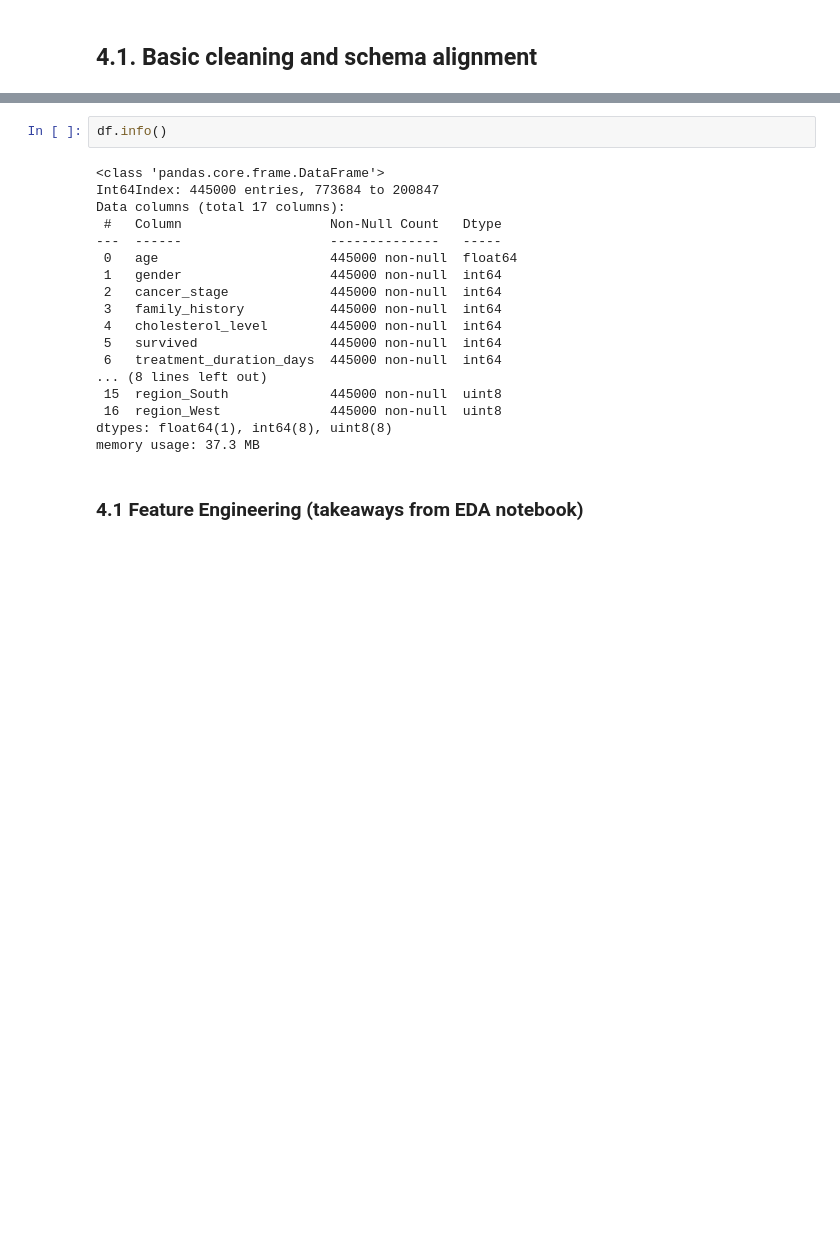
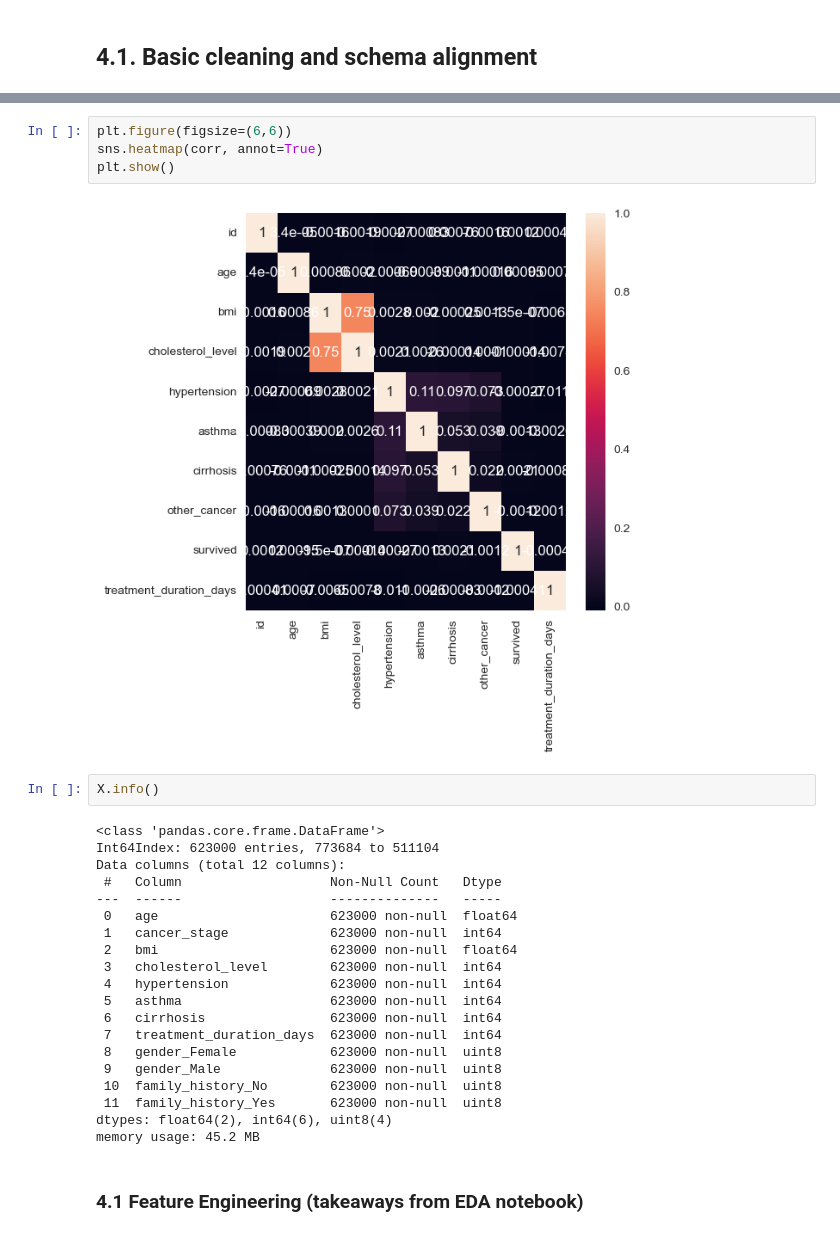
Before and after one commit to apayne185/RAI_opioid_risk_prevention, a Jupyter notebook: ML4HL_LC_RAI_toolbox.ipynb, the cells around one changed output, grey strips where cells are left out. Drawn from its saved outputs; the diff is of its cells as text; blank space fills up the shorter version.

```diff
--- a/ML4HL_LC_RAI_toolbox.ipynb
+++ b/ML4HL_LC_RAI_toolbox.ipynb
@@ -270,23 +273,31 @@ print(df.head(10))
+# %%
+plt.figure(figsize=(6,6))
+sns.heatmap(corr, annot=True)
+plt.show()
+# %% [output]
+[figure, added]
 # %%
-df.info()
+X.info()
 # %% [output]
 <class 'pandas.core.frame.DataFrame'>
-Int64Index: 445000 entries, 773684 to 200847
-Data columns (total 17 columns):
+Int64Index: 623000 entries, 773684 to 511104
+Data columns (total 12 columns):
  #   Column                   Non-Null Count   Dtype
 ---  ------                   --------------   -----
- 0   age                      445000 non-null  float64
- 1   gender                   445000 non-null  int64
- 2   cancer_stage             445000 non-null  int64
- 3   family_history           445000 non-null  int64
- 4   cholesterol_level        445000 non-null  int64
- 5   survived                 445000 non-null  int64
- 6   treatment_duration_days  445000 non-null  int64
-... (8 lines left out)
- 15  region_South             445000 non-null  uint8
- 16  region_West              445000 non-null  uint8
-dtypes: float64(1), int64(8), uint8(8)
-memory usage: 37.3 MB
+ 0   age                      623000 non-null  float64
+ 1   cancer_stage             623000 non-null  int64
+ 2   bmi                      623000 non-null  float64
+ 3   cholesterol_level        623000 non-null  int64
+ 4   hypertension             623000 non-null  int64
+ 5   asthma                   623000 non-null  int64
+ 6   cirrhosis                623000 non-null  int64
+ 7   treatment_duration_days  623000 non-null  int64
+ 8   gender_Female            623000 non-null  uint8
+ 9   gender_Male              623000 non-null  uint8
+ 10  family_history_No        623000 non-null  uint8
+ 11  family_history_Yes       623000 non-null  uint8
+dtypes: float64(2), int64(6), uint8(4)
+memory usage: 45.2 MB
 # %% [markdown]
 ### 4.1 Feature Engineering (takeaways from EDA notebook)
 # %%
```
Also changed, not shown: parts of 29 cells of this notebook, 1 other file.
